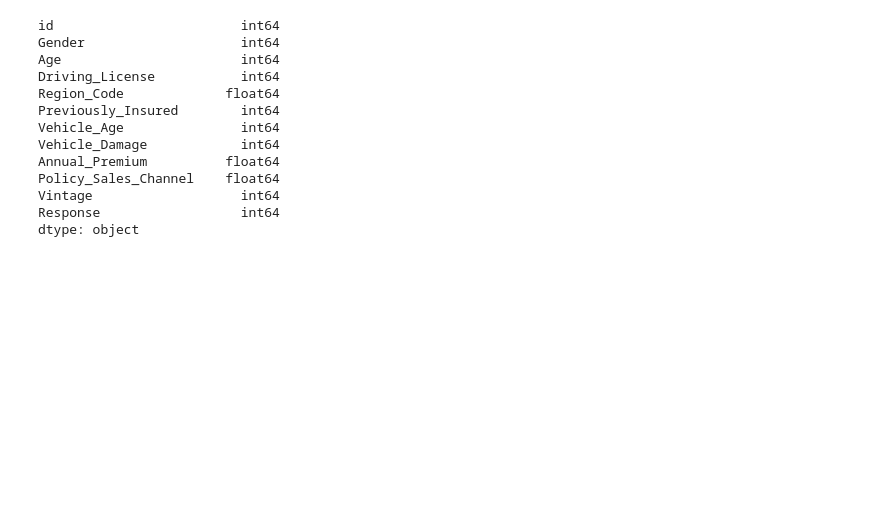
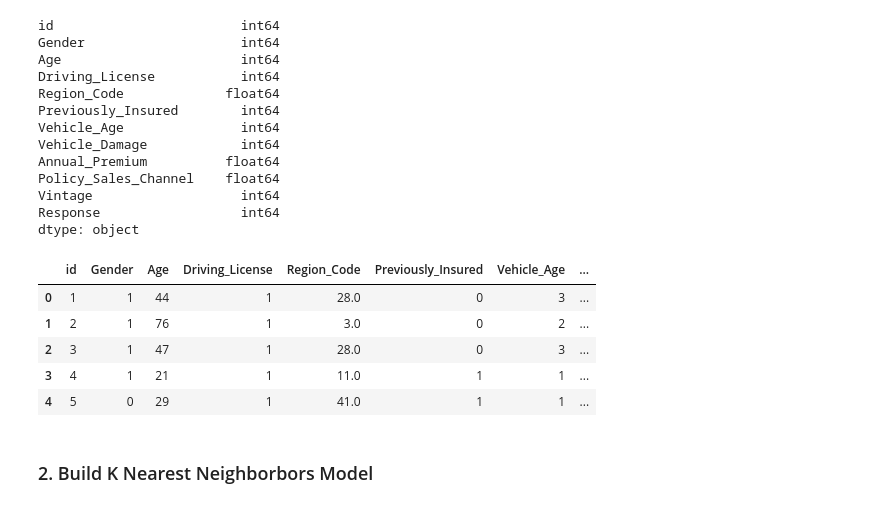
Before and after one commit to szerpa17/cross-sell-predictions, a Jupyter notebook: ml_model_build.ipynb, the cells around one changed output. Saved outputs shown, nothing was run; the diff lists cells and outputs as text; code cells hidden in the pictures; blank space fills up the shorter version.

```diff
--- a/ml_model_build.ipynb
+++ b/ml_model_build.ipynb
@@ -82,3 +82,15 @@ Policy_Sales_Channel    float64
 Vintage                   int64
 Response                  int64
 dtype: object
+# %%
+# Viewed df
+df.head()
+# %% [output]
+|  | id | Gender | Age | Driving_License | Region_Code | Previously_Insured | Vehicle_Age | ... |
+| 0 | 1 | 1 | 44 | 1 | 28.0 | 0 | 3 | ... |
+| 1 | 2 | 1 | 76 | 1 | 3.0 | 0 | 2 | ... |
+| 2 | 3 | 1 | 47 | 1 | 28.0 | 0 | 3 | ... |
+| 3 | 4 | 1 | 21 | 1 | 11.0 | 1 | 1 | ... |
+| 4 | 5 | 0 | 29 | 1 | 41.0 | 1 | 1 | ... |
+# %% [markdown]
+### 2. Build K Nearest Neighborbors Model
```
Also changed, not shown: parts of 7 cells of this notebook.
